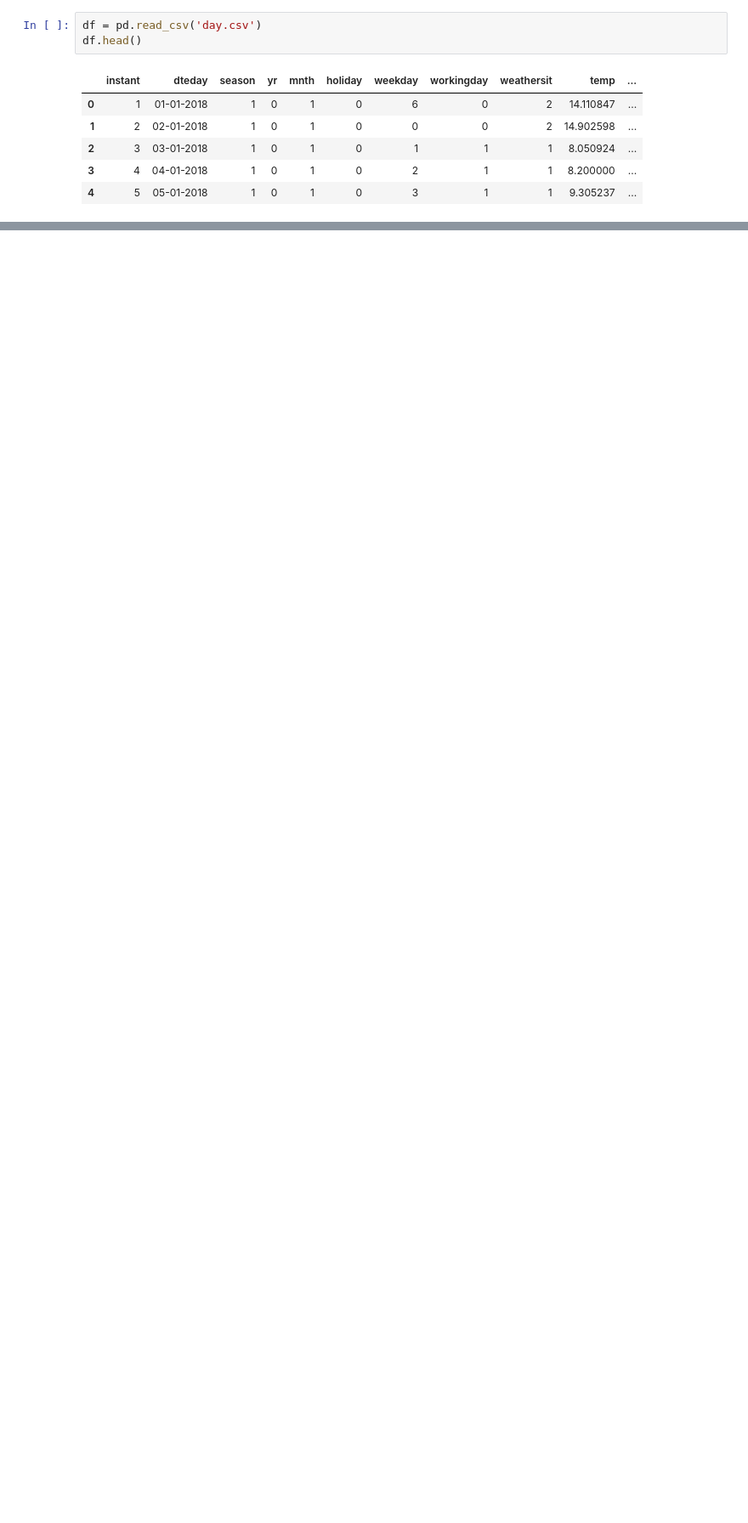
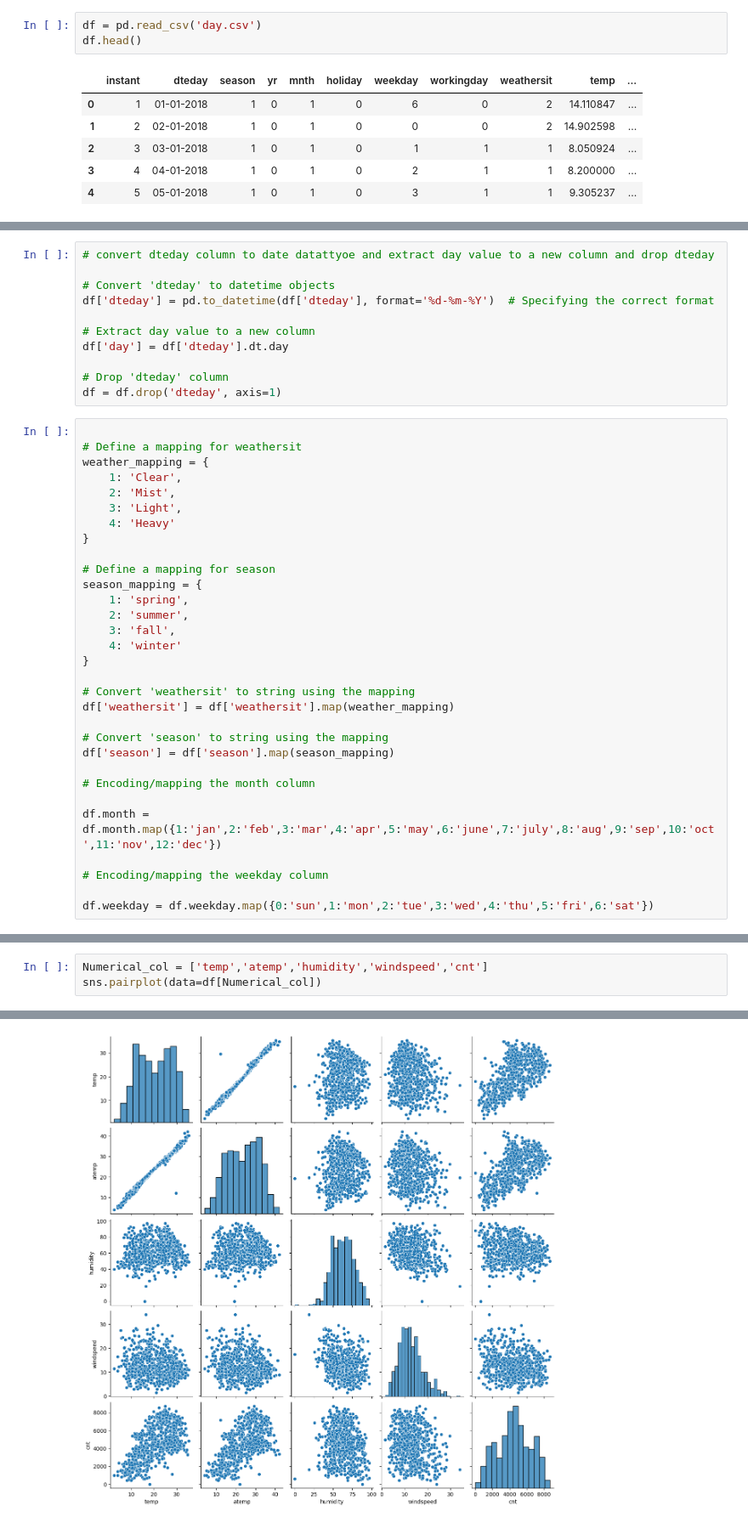
Before and after one commit to vikasdo/BikeHub, a Jupyter notebook: LinearRegression.ipynb, the cells around one changed output, grey strips where cells are left out. Shown at 85% size. Drawn from its saved outputs; the diff is of its cells as text; blank space fills up the shorter version.

```diff
--- a/LinearRegression.ipynb
+++ b/LinearRegression.ipynb
@@ -38,0 +86,42 @@ df.head()
+# %%
+# convert dteday column to date datattyoe and extract day value to a new column and drop dteday
+
+# Convert 'dteday' to datetime objects
+df['dteday'] = pd.to_datetime(df['dteday'], format='%d-%m-%Y')  # Specifying the correct format
+
+# Extract day value to a new column
+df['day'] = df['dteday'].dt.day
+
+# Drop 'dteday' column
+df = df.drop('dteday', axis=1)
+# %%
+
+# Define a mapping for weathersit
+weather_mapping = {
+    1: 'Clear',
+    2: 'Mist',
+    3: 'Light',
+    4: 'Heavy'
+}
+
+# Define a mapping for season
+season_mapping = {
+    1: 'spring',
+    2: 'summer',
+    3: 'fall',
+    4: 'winter'
+}
+
+# Convert 'weathersit' to string using the mapping
+df['weathersit'] = df['weathersit'].map(weather_mapping)
+
+# Convert 'season' to string using the mapping
+df['season'] = df['season'].map(season_mapping)
+
+# Encoding/mapping the month column
+
+df.month = df.month.map({1:'jan',2:'feb',3:'mar',4:'apr',5:'may',6:'june',7:'july',8:'aug',9:'sep',10:'oct',11:'nov',12:'dec'})
+
+# Encoding/mapping the weekday column
+
+df.weekday = df.weekday.map({0:'sun',1:'mon',2:'tue',3:'wed',4:'thu',5:'fri',6:'sat'})
@@ -38,0 +163,4 @@ df.head()
+# %%
+Numerical_col = ['temp','atemp','humidity','windspeed','cnt']
+sns.pairplot(data=df[Numerical_col])
+# %% [output]
@@ -38,0 +168 @@ df.head()
+[figure, added]
```
Also changed, not shown: parts of 59 cells of this notebook.
